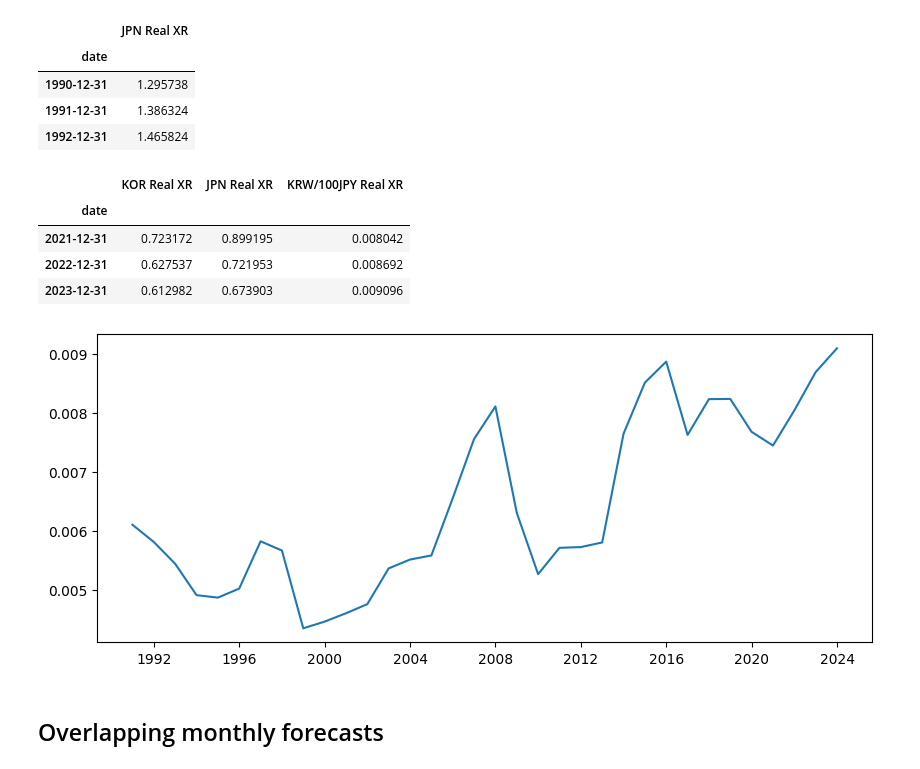
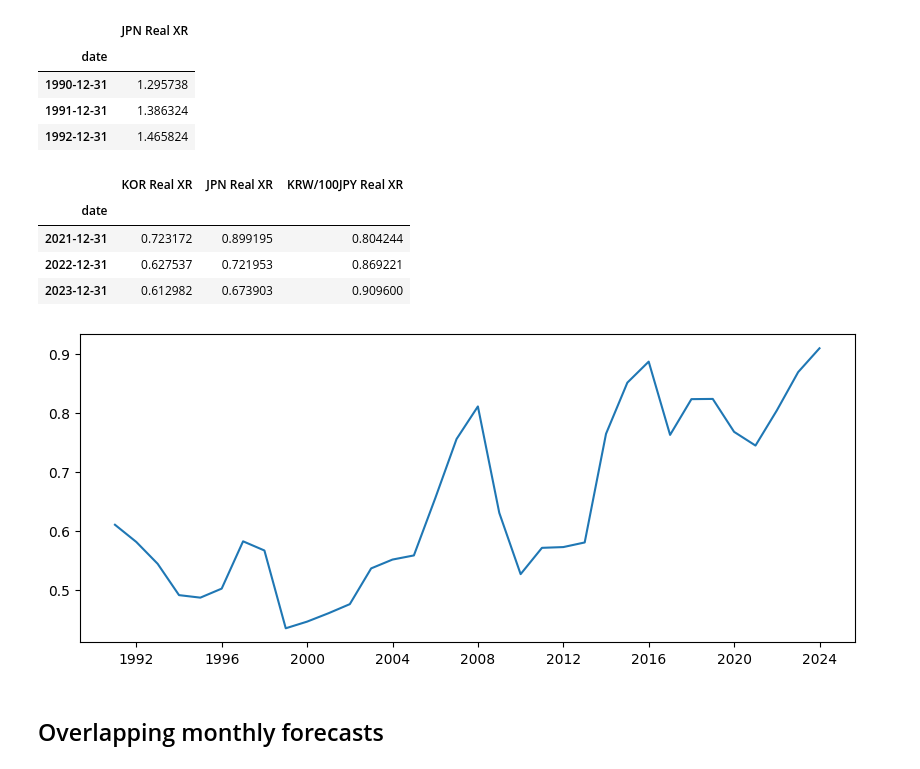
Before and after one commit to YoungminChoAtKaist/findb2024, a Jupyter notebook: findatabase.ipynb, the cells around one changed output. Saved outputs shown, nothing was run; the diff lists cells and outputs as text; code cells hidden in the pictures.

```diff
--- a/findatabase.ipynb
+++ b/findatabase.ipynb
@@ -140,26 +140,26 @@ df_real_xr_jpn.head(3)
 # %%
 # 기존의 KOR와 JPN 데이터프레임을 합칩니다
 df_combined = pd.concat([df_real_xr_kor, df_real_xr_jpn], axis = 1)
 
 # KRW/100JPY 실질환율 계산
-# KRW/USD를 JPY/USD로 나누고 100을 곱합니다 (100엔 기준으로 변환)
-df_combined['KRW/100JPY Real XR'] = df_combined['KOR Real XR'] / (df_combined['JPN Real XR'] * 100)
+# KRW/USD를 JPY/USD로 나눈다.
+df_combined['KRW/100JPY Real XR'] = df_combined['KOR Real XR'] / (df_combined['JPN Real XR'])
 
 # 결과 확인
 df_combined.tail(3)
 # %% [output]
 |  | KOR Real XR | JPN Real XR | KRW/100JPY Real XR |
 | date |  |  |  |
-| 2021-12-31 | 0.723172 | 0.899195 | 0.008042 |
-| 2022-12-31 | 0.627537 | 0.721953 | 0.008692 |
-| 2023-12-31 | 0.612982 | 0.673903 | 0.009096 |
+| 2021-12-31 | 0.723172 | 0.899195 | 0.804244 |
+| 2022-12-31 | 0.627537 | 0.721953 | 0.869221 |
+| 2023-12-31 | 0.612982 | 0.673903 | 0.909600 |
 # %%
 df_real_xr = df_combined['KRW/100JPY Real XR']
 # %%
 plt.plot(df_real_xr)
 plt.show()
 # %% [output]
-[figure, old version]
+[figure, new version]
 # %% [markdown]
 ## Overlapping monthly forecasts
 # %%
```
Also changed, not shown: parts of 12 cells of this notebook, 18 other files.
